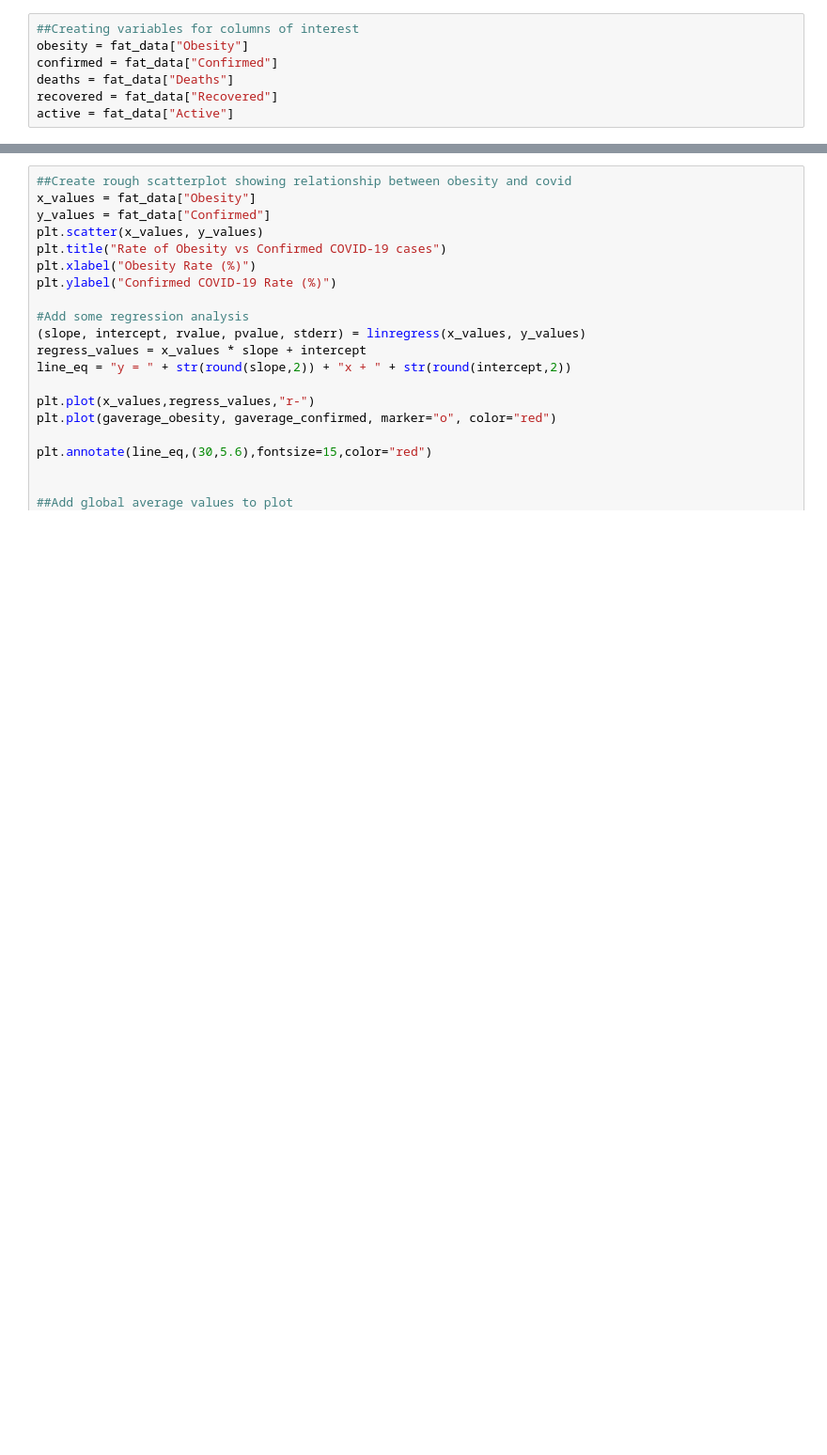
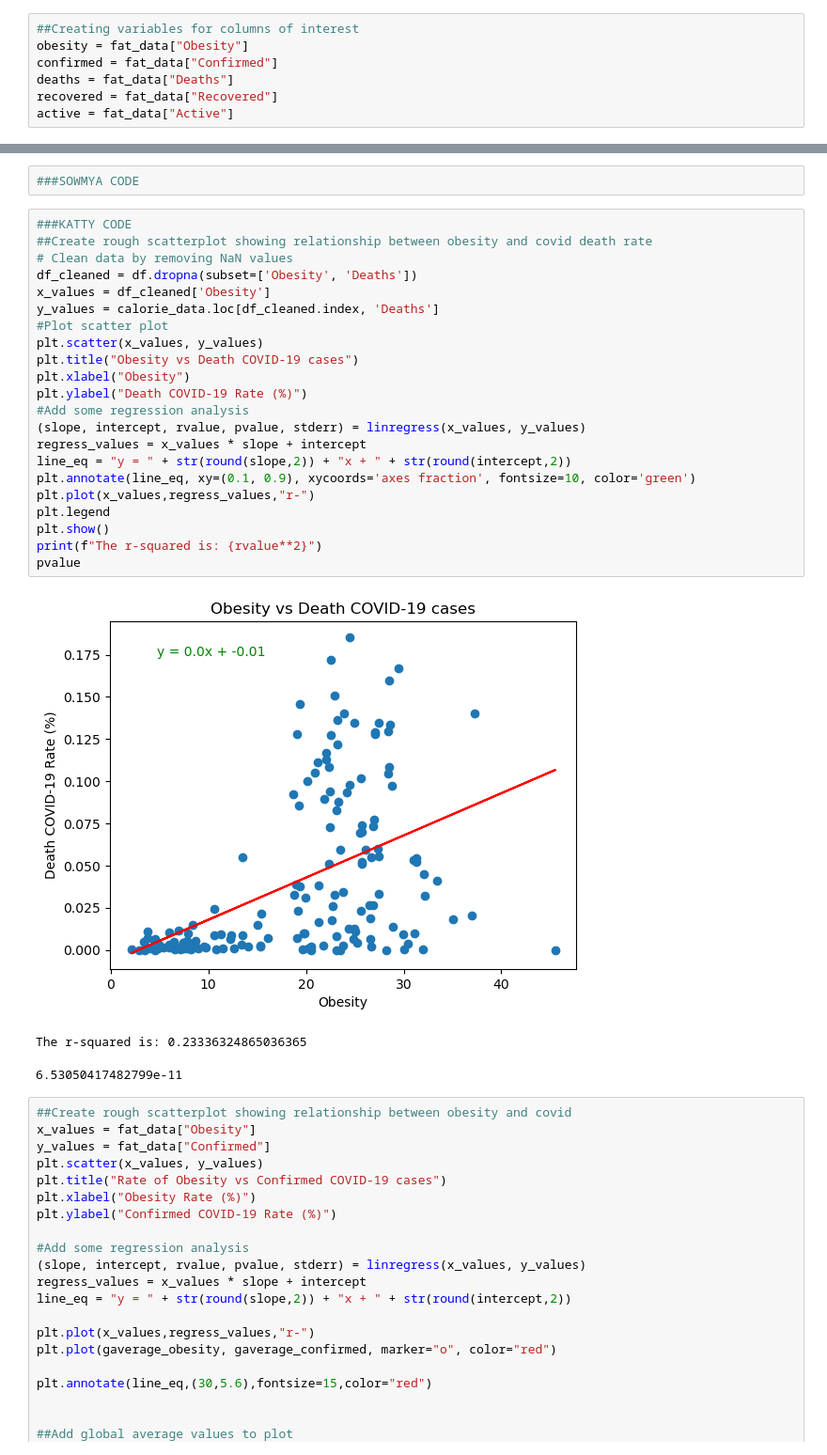
Before and after one commit to Knowmad211/UCB_Project_1, a Jupyter notebook: Anthony_EDA.ipynb, the cells around one changed output, grey strips where cells are left out. Shown at 94% size. Cells and saved outputs as stored; diff of their text form; blank space fills up the shorter version.

```diff
--- a/Anthony_EDA.ipynb
+++ b/Anthony_EDA.ipynb
@@ -190,6 +286,34 @@ The standard deviation for obesity is 9.391648735932824
 Roughly 68% of the data is between 9.31 and 28.093
 Roughly 95% of the data is between -0.082 and 37.485
 Roughly 99.7% of the data is between -9.474 and 46.876
+# %%
+###SOWMYA CODE
+# %%
+###KATTY CODE
+##Create rough scatterplot showing relationship between obesity and covid death rate
+# Clean data by removing NaN values
+df_cleaned = df.dropna(subset=['Obesity', 'Deaths'])
+x_values = df_cleaned['Obesity']
+y_values = calorie_data.loc[df_cleaned.index, 'Deaths']
+#Plot scatter plot
+plt.scatter(x_values, y_values)
+plt.title("Obesity vs Death COVID-19 cases")
+plt.xlabel("Obesity")
+plt.ylabel("Death COVID-19 Rate (%)")
+#Add some regression analysis
+(slope, intercept, rvalue, pvalue, stderr) = linregress(x_values, y_values)
+regress_values = x_values * slope + intercept
+line_eq = "y = " + str(round(slope,2)) + "x + " + str(round(intercept,2))
+plt.annotate(line_eq, xy=(0.1, 0.9), xycoords='axes fraction', fontsize=10, color='green')
+plt.plot(x_values,regress_values,"r-")
+plt.legend
+plt.show()
+print(f"The r-squared is: {rvalue**2}")
+pvalue
+# %% [output]
+[figure, added]
+The r-squared is: 0.23336324865036365
+6.53050417482799e-11
 # %%
 ##Create rough scatterplot showing relationship between obesity and covid
 x_values = fat_data["Obesity"]
```
Also changed, not shown: parts of 9 cells of this notebook, 2 other files.
